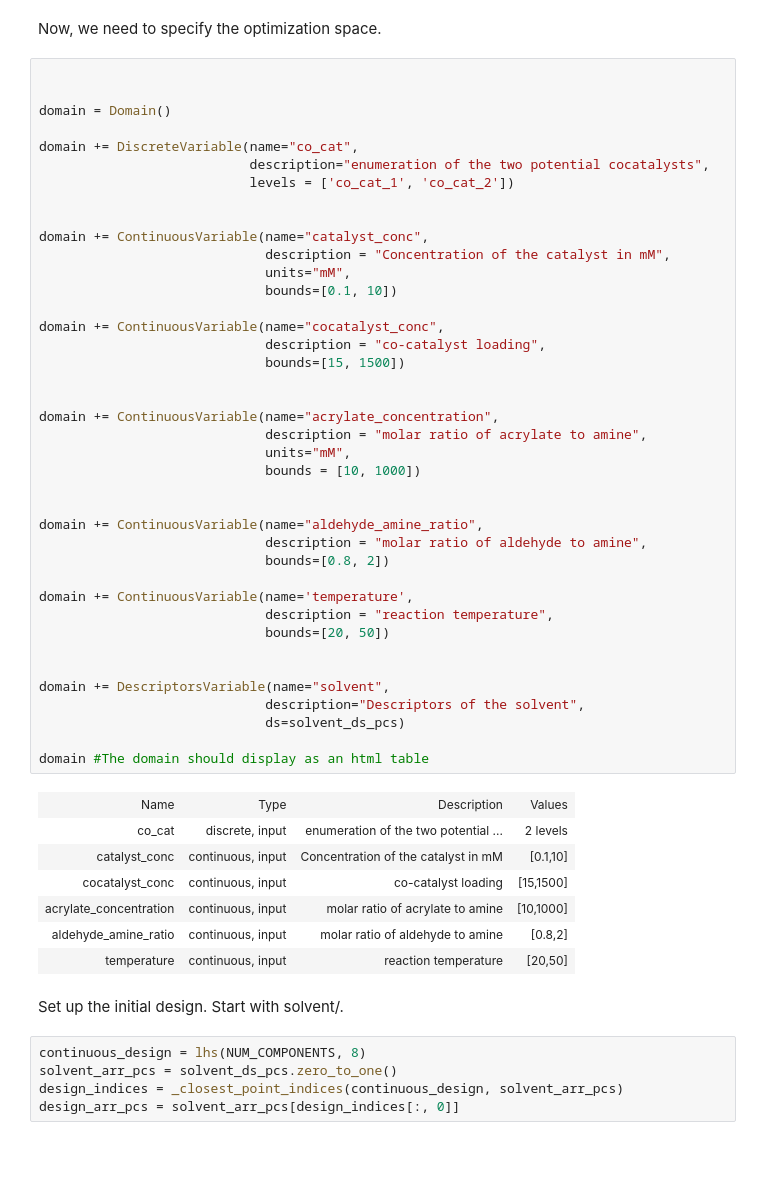
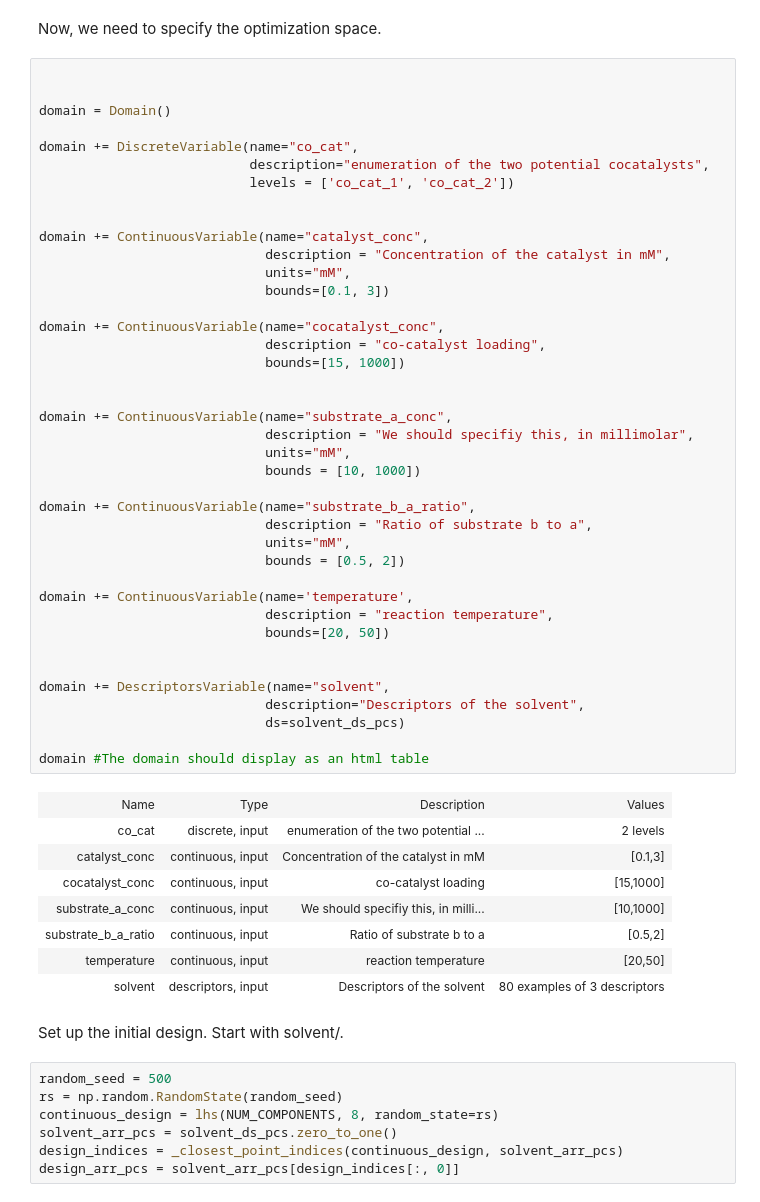
Before and after one commit to sustainable-processes/summit, a Jupyter notebook: case_studies/photoamination/initial_design_2.ipynb, the cells around one changed output. Drawn from its saved outputs; the diff is of its cells as text; blank space fills up the shorter version.

```diff
--- a/case_studies/photoamination/initial_design_2.ipynb
+++ b/case_studies/photoamination/initial_design_2.ipynb
@@ -44,50 +44,53 @@ domain = Domain()
 domain += DiscreteVariable(name="co_cat",
                            description="enumeration of the two potential cocatalysts",
                            levels = ['co_cat_1', 'co_cat_2'])
 
 
 domain += ContinuousVariable(name="catalyst_conc",
                              description = "Concentration of the catalyst in mM",
                              units="mM",
-                             bounds=[0.1, 10])
+                             bounds=[0.1, 3])
 
 domain += ContinuousVariable(name="cocatalyst_conc",
                              description = "co-catalyst loading",
-                             bounds=[15, 1500])
+                             bounds=[15, 1000])
 
 
-domain += ContinuousVariable(name="acrylate_concentration",
-                             description = "molar ratio of acrylate to amine",
+domain += ContinuousVariable(name="substrate_a_conc",
+                             description = "We should specifiy this, in millimolar",
                              units="mM",
                              bounds = [10, 1000])
 
-
-domain += ContinuousVariable(name="aldehyde_amine_ratio",
-                             description = "molar ratio of aldehyde to amine",
-                             bounds=[0.8, 2])
+domain += ContinuousVariable(name="substrate_b_a_ratio",
+                             description = "Ratio of substrate b to a",
+                             units="mM",
+                             bounds = [0.5, 2])
 
 domain += ContinuousVariable(name='temperature',
                              description = "reaction temperature",
                              bounds=[20, 50])
 
 
 domain += DescriptorsVariable(name="solvent",
                              description="Descriptors of the solvent",
                              ds=solvent_ds_pcs)
 
 domain #The domain should display as an html table
 # %% [output]
 | Name | Type | Description | Values |
 | co_cat | discrete, input | enumeration of the two potential ... | 2 levels |
-| catalyst_conc | continuous, input | Concentration of the catalyst in mM | [0.1,10] |
-| cocatalyst_conc | continuous, input | co-catalyst loading | [15,1500] |
-| acrylate_concentration | continuous, input | molar ratio of acrylate to amine | [10,1000] |
-| aldehyde_amine_ratio | continuous, input | molar ratio of aldehyde to amine | [0.8,2] |
+| catalyst_conc | continuous, input | Concentration of the catalyst in mM | [0.1,3] |
+| cocatalyst_conc | continuous, input | co-catalyst loading | [15,1000] |
+| substrate_a_conc | continuous, input | We should specifiy this, in milli... | [10,1000] |
+| substrate_b_a_ratio | continuous, input | Ratio of substrate b to a | [0.5,2] |
 | temperature | continuous, input | reaction temperature | [20,50] |
+| solvent | descriptors, input | Descriptors of the solvent | 80 examples of 3 descriptors |
 # %% [markdown]
 Set up the initial design. Start with solvent/.
 # %%
-continuous_design = lhs(NUM_COMPONENTS, 8)
+random_seed = 500
+rs = np.random.RandomState(random_seed)
+continuous_design = lhs(NUM_COMPONENTS, 8, random_state=rs)
 solvent_arr_pcs = solvent_ds_pcs.zero_to_one()
 design_indices = _closest_point_indices(continuous_design, solvent_arr_pcs)
 design_arr_pcs = solvent_arr_pcs[design_indices[:, 0]]
```
Also changed, not shown: parts of 3 cells of this notebook, 2 other files.
